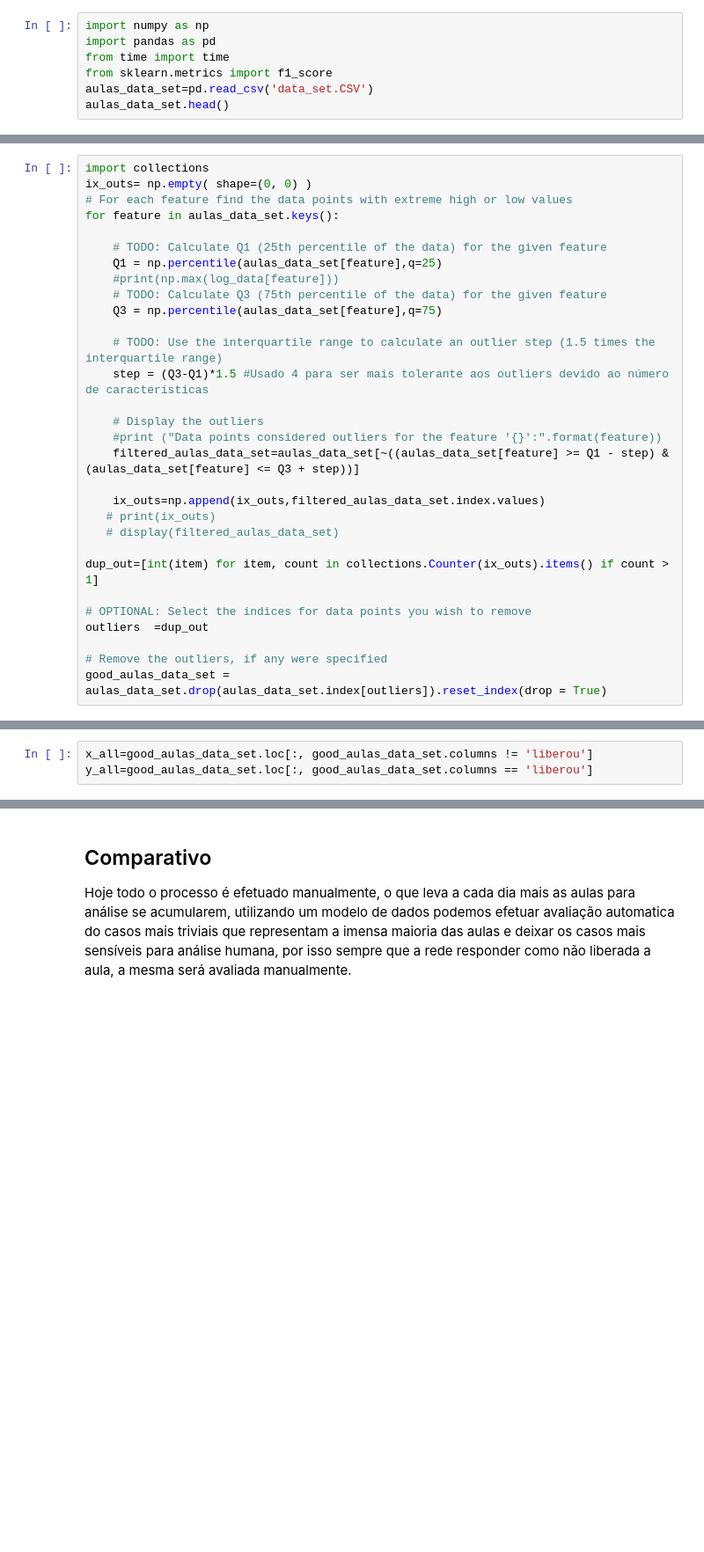
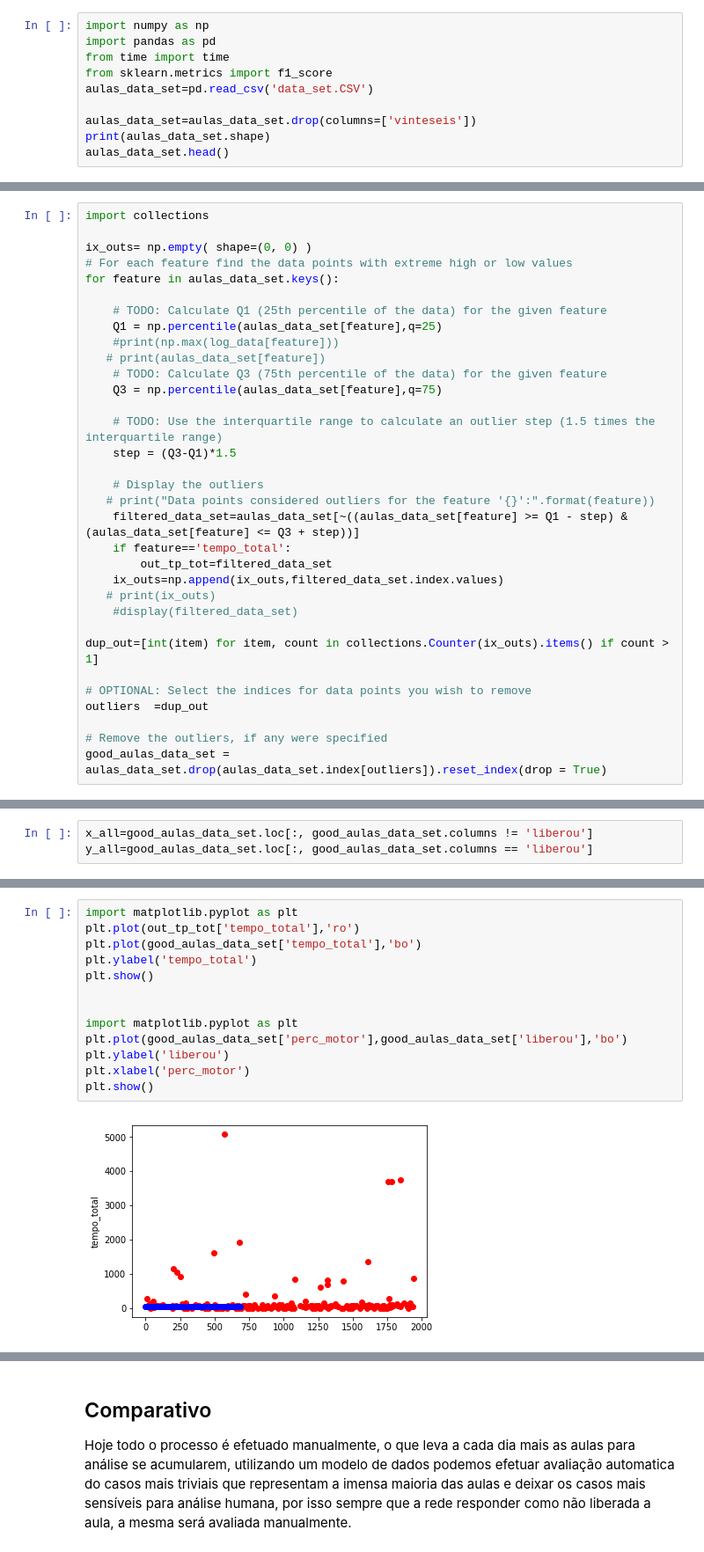
Before and after one commit to viiniciusjv/Machine-Learning, a Jupyter notebook: FinalProject/Project.ipynb, the cells around one changed output, grey strips where cells are left out. Shown: that part at 88% size. Drawn from its saved outputs; the diff is of its cells as text; blank space fills up the shorter version.

```diff
--- a/FinalProject/Project.ipynb
+++ b/FinalProject/Project.ipynb
@@ -42,5 +42,8 @@ import pandas as pd
 from time import time
 from sklearn.metrics import f1_score
 aulas_data_set=pd.read_csv('data_set.CSV')
+
+aulas_data_set=aulas_data_set.drop(columns=['vinteseis'])
+print(aulas_data_set.shape)
 aulas_data_set.head()
 # %% [output]
@@ -95,6 +99,7 @@ Agora vamos separar as carecterísticas dos alvos:
 Agora vamos executar uma técnica de detecção de remoção de pontos extremos, para que os mesmos não causem distorções no padrão dos dados:
 # %%
 import collections
+
 ix_outs= np.empty( shape=(0, 0) )
 # For each feature find the data points with extreme high or low values
 for feature in aulas_data_set.keys():
@@ -102,19 +107,21 @@ for feature in aulas_data_set.keys():
     # TODO: Calculate Q1 (25th percentile of the data) for the given feature
     Q1 = np.percentile(aulas_data_set[feature],q=25)
     #print(np.max(log_data[feature]))
+   # print(aulas_data_set[feature])
     # TODO: Calculate Q3 (75th percentile of the data) for the given feature
     Q3 = np.percentile(aulas_data_set[feature],q=75)
 
     # TODO: Use the interquartile range to calculate an outlier step (1.5 times the interquartile range)
-    step = (Q3-Q1)*1.5 #Usado 4 para ser mais tolerante aos outliers devido ao número de características
+    step = (Q3-Q1)*1.5
 
     # Display the outliers
-    #print ("Data points considered outliers for the feature '{}':".format(feature))
-    filtered_aulas_data_set=aulas_data_set[~((aulas_data_set[feature] >= Q1 - step) & (aulas_data_set[feature] <= Q3 + step))]
-
-    ix_outs=np.append(ix_outs,filtered_aulas_data_set.index.values)
+   # print("Data points considered outliers for the feature '{}':".format(feature))
+    filtered_data_set=aulas_data_set[~((aulas_data_set[feature] >= Q1 - step) & (aulas_data_set[feature] <= Q3 + step))]
+    if feature=='tempo_total':
+        out_tp_tot=filtered_data_set
+    ix_outs=np.append(ix_outs,filtered_data_set.index.values)
    # print(ix_outs)
-   # display(filtered_aulas_data_set)
+    #display(filtered_data_set)
 
 dup_out=[int(item) for item, count in collections.Counter(ix_outs).items() if count > 1]
 
@@ -163,0 +172,15 @@ Podemos ver que a distribuição no conjunto variou um pouco, mas a principio n
+# %%
+import matplotlib.pyplot as plt
+plt.plot(out_tp_tot['tempo_total'],'ro')
+plt.plot(good_aulas_data_set['tempo_total'],'bo')
+plt.ylabel('tempo_total')
+plt.show()
+
+
+import matplotlib.pyplot as plt
+plt.plot(good_aulas_data_set['perc_motor'],good_aulas_data_set['liberou'],'bo')
+plt.ylabel('liberou')
+plt.xlabel('perc_motor')
+plt.show()
+# %% [output]
+[figure, added]
```
Also changed, not shown: parts of 21 cells of this notebook, 2 other files.
